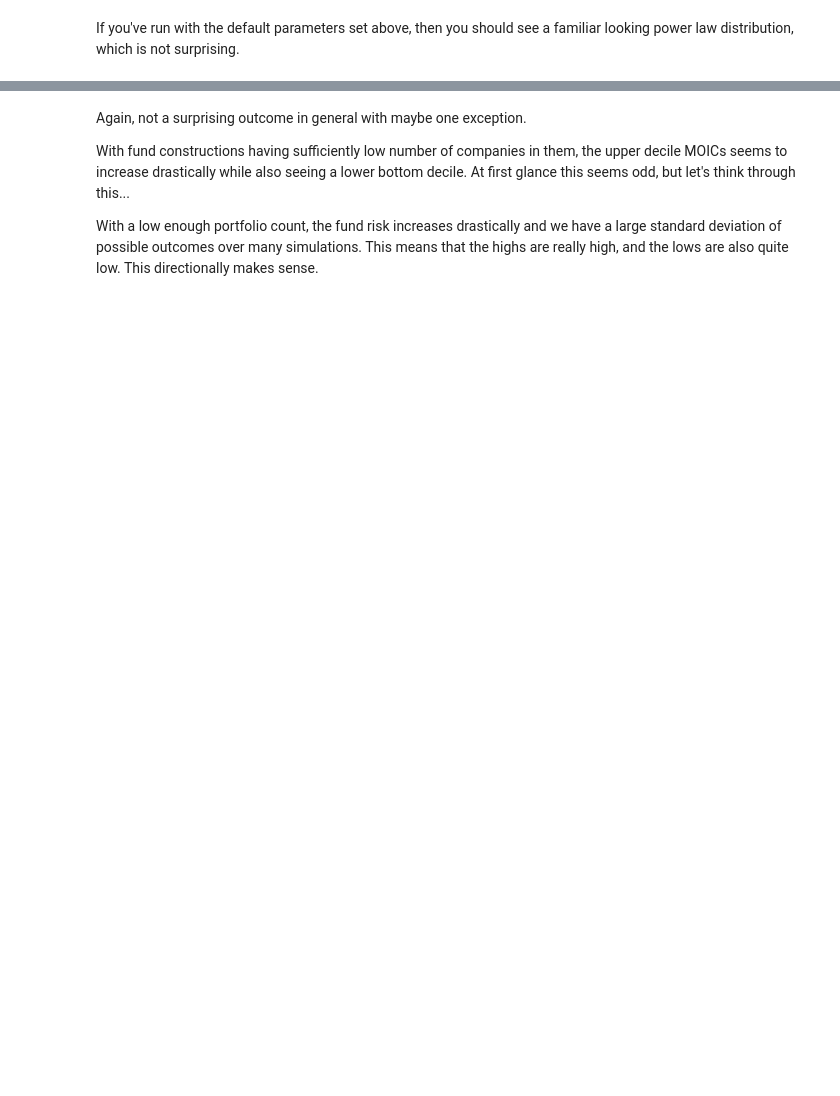
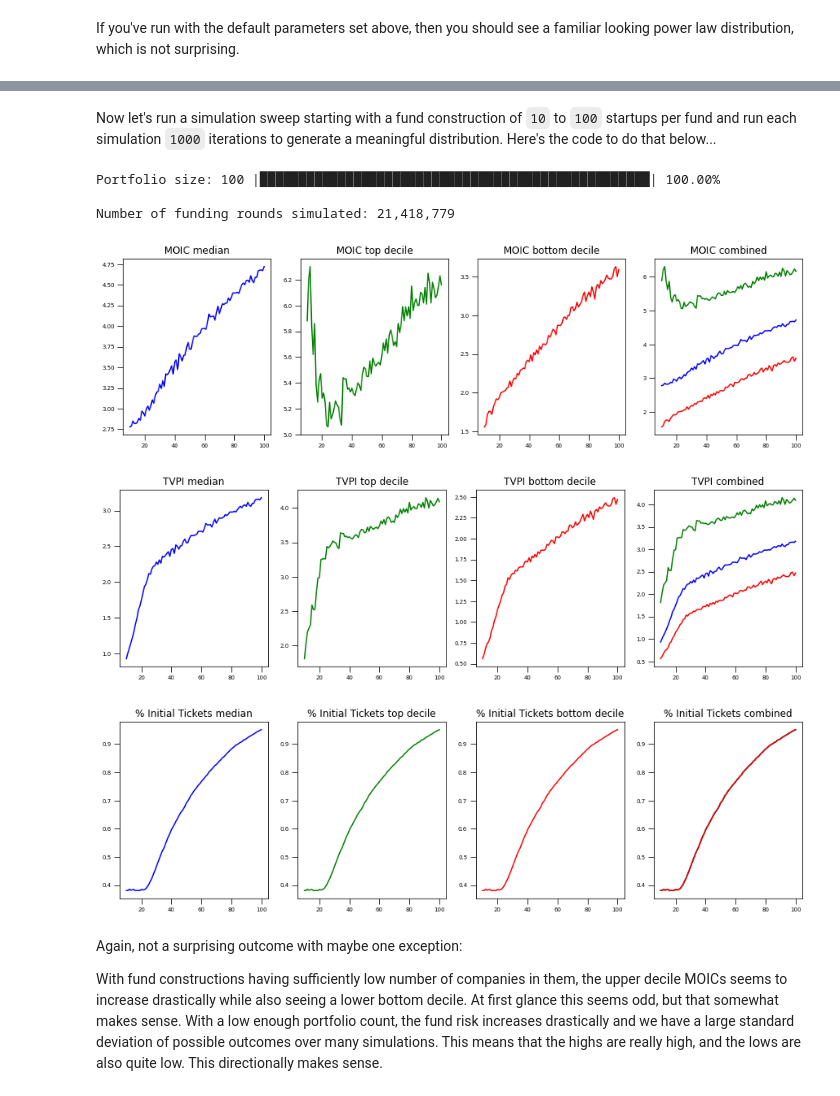
Before and after one commit to raedventures/MonteCarloFundSimulator, a Jupyter notebook: notebooks/fund_simulator.ipynb, the cells around one changed output, grey strips where cells are left out. Drawn from its saved outputs; the diff is of its cells as text; code cells hidden in the pictures; blank space fills up the shorter version.

```diff
--- a/notebooks/fund_simulator.ipynb
+++ b/notebooks/fund_simulator.ipynb
@@ -308,6 +308,31 @@ Portfolio size: 130 |███████████████████
+# %% [markdown]
+
+Now let's run a simulation sweep starting with a fund construction of `10` to `100` startups per fund and run each simulation `1000` iterations to generate a meaningful distribution. Here's the code to do that below...
+# %%
+fp = setFundParameters()
+psp = setPortfolioSelectionParameters()
+strategy = setStrategyParameters(SimpleProRataStrategy(fp, psp))
+
+num_iterations = 1000
+min_size = 10
+max_size = 100
+
+m_simple, t_simple, i_simple, nr = run_num_portco_sweep(num_iterations, min_size, max_size, strategy)
+
+print(f"Number of funding rounds simulated: {nr:,}")
+
+r = range(min_size, max_size+1)
+plot_sweep_stats(list(r), m_simple, "MOIC")
+plot_sweep_stats(list(r), t_simple, "TVPI")
+plot_sweep_stats(list(r), i_simple, "% Initial Tickets")
+# %% [output]
+Portfolio size: 100 |██████████████████████████████████████████████████| 100.00%
+
+Number of funding rounds simulated: 21,418,779
+[figure, added]
+[figure, added]
+[figure, added]
 # %% [markdown]
-Again, not a surprising outcome in general with maybe one exception.
+Again, not a surprising outcome with maybe one exception:
 
-With fund constructions having sufficiently low number of companies in them, the upper decile MOICs seems to increase drastically while also seeing a lower bottom decile. At first glance this seems odd, but let's think through this...
-
-With a low enough portfolio count, the fund risk increases drastically and we have a large standard deviation of possible outcomes over many simulations. This means that the highs are really high, and the lows are also quite low.  This directionally makes sense.
+With fund constructions having sufficiently low number of companies in them, the upper decile MOICs seems to increase drastically while also seeing a lower bottom decile. At first glance this seems odd, but that somewhat makes sense. With a low enough portfolio count, the fund risk increases drastically and we have a large standard deviation of possible outcomes over many simulations. This means that the highs are really high, and the lows are also quite low.  This directionally makes sense.
```
Also changed, not shown: parts of 14 cells of this notebook.
